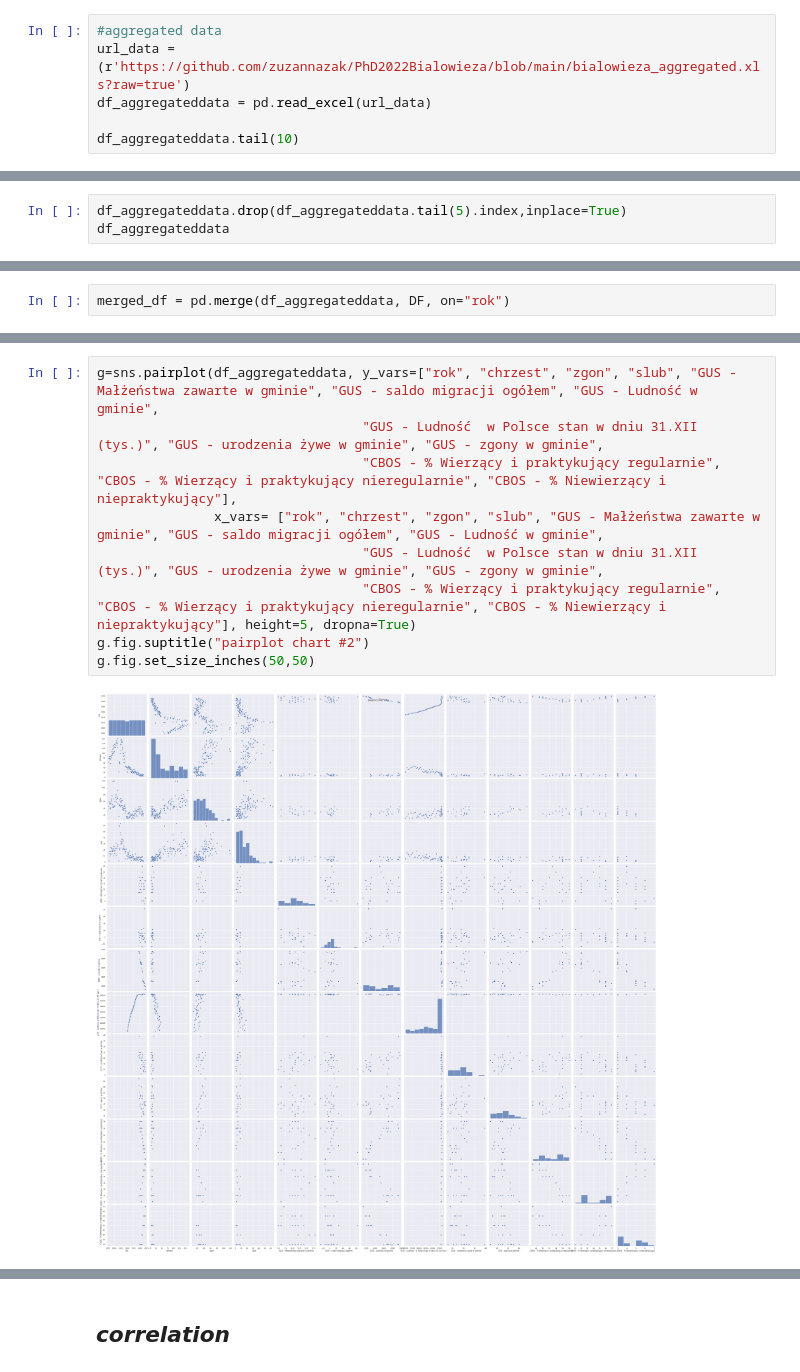
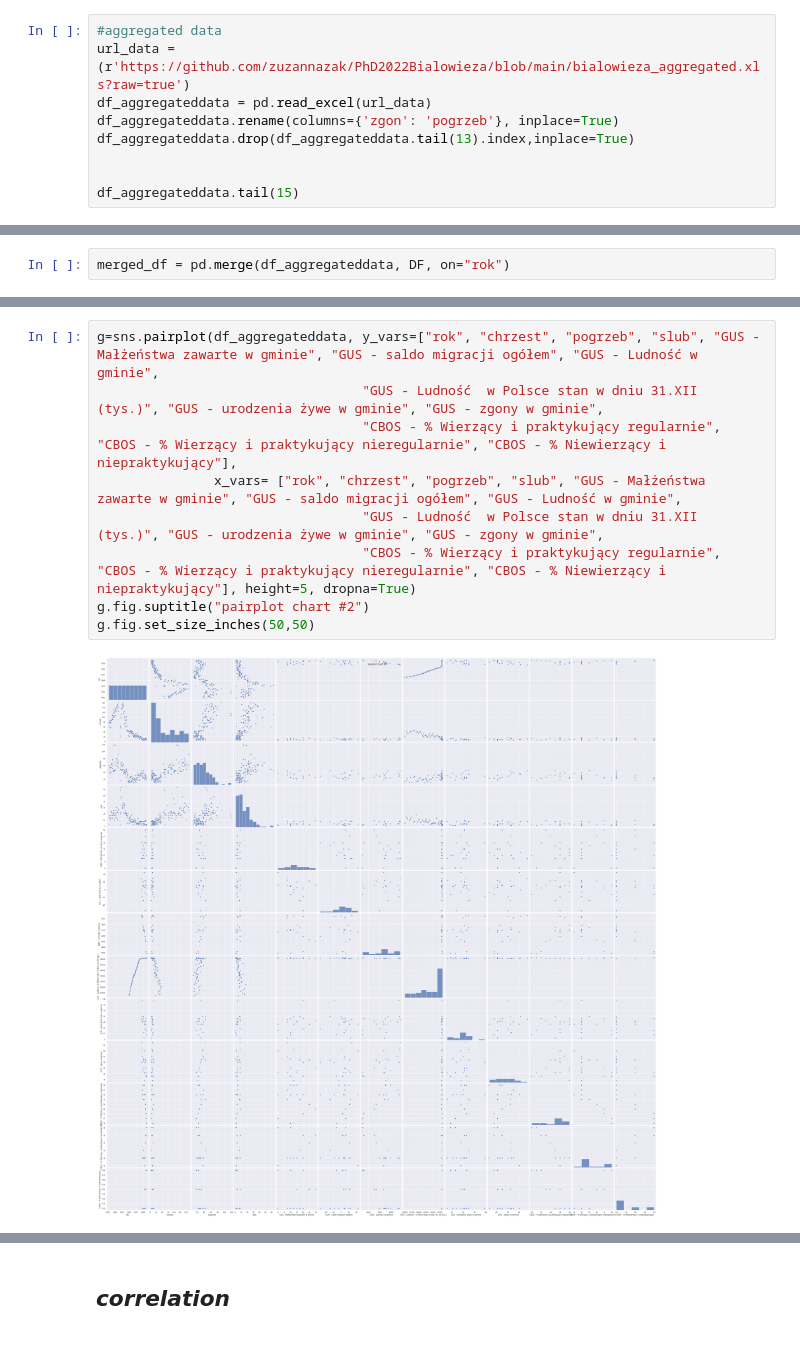
Before and after one commit to zuzannazak/PhD2022Bialowieza, a Jupyter notebook: 💖projekt.ipynb, the cells around one changed output, grey strips where cells are left out. Saved outputs shown, nothing was run; the diff lists cells and outputs as text.

```diff
--- a/💖projekt.ipynb
+++ b/💖projekt.ipynb
@@ -119,6 +119,9 @@ Additional data was added from Główny Urząd Statystyczny. Bank Danych Lokalny
 #aggregated data
 url_data = (r'https://github.com/zuzannazak/PhD2022Bialowieza/blob/main/bialowieza_aggregated.xls?raw=true')
 df_aggregateddata = pd.read_excel(url_data)
+df_aggregateddata.rename(columns={'zgon': 'pogrzeb'}, inplace=True)
+df_aggregateddata.drop(df_aggregateddata.tail(13).index,inplace=True)
 
-df_aggregateddata.tail(10)
+
+df_aggregateddata.tail(15)
 # %% [output]
@@ -140,3 +147,0 @@ The aim of the project would be to predict the values of baptisms, marriages and
-# %%
-df_aggregateddata.drop(df_aggregateddata.tail(5).index,inplace=True)
-df_aggregateddata
@@ -282,14 +426,14 @@ g.fig.set_size_inches(15,10)
 # %%
-g=sns.pairplot(df_aggregateddata, y_vars=["rok", "chrzest", "zgon", "slub", "GUS - Małżeństwa zawarte w gminie", "GUS - saldo migracji ogółem", "GUS - Ludność w gminie",
+g=sns.pairplot(df_aggregateddata, y_vars=["rok", "chrzest", "pogrzeb", "slub", "GUS - Małżeństwa zawarte w gminie", "GUS - saldo migracji ogółem", "GUS - Ludność w gminie",
                                   "GUS - Ludność  w Polsce stan w dniu 31.XII (tys.)", "GUS - urodzenia żywe w gminie", "GUS - zgony w gminie",
                                   "CBOS - % Wierzący i praktykujący regularnie", "CBOS - % Wierzący i praktykujący nieregularnie", "CBOS - % Niewierzący i niepraktykujący"],
-               x_vars= ["rok", "chrzest", "zgon", "slub", "GUS - Małżeństwa zawarte w gminie", "GUS - saldo migracji ogółem", "GUS - Ludność w gminie",
+               x_vars= ["rok", "chrzest", "pogrzeb", "slub", "GUS - Małżeństwa zawarte w gminie", "GUS - saldo migracji ogółem", "GUS - Ludność w gminie",
                                   "GUS - Ludność  w Polsce stan w dniu 31.XII (tys.)", "GUS - urodzenia żywe w gminie", "GUS - zgony w gminie",
                                   "CBOS - % Wierzący i praktykujący regularnie", "CBOS - % Wierzący i praktykujący nieregularnie", "CBOS - % Niewierzący i niepraktykujący"], height=5, dropna=True)
 g.fig.suptitle("pairplot chart #2")
 g.fig.set_size_inches(50,50)
 # %% [output]
-[figure, old version]
+[figure, new version]
 # %% [markdown]
 Pair plot shows catterplot matrix it is used to understand the best set of features to explain a relationship between two variables.
 The histogram on the diagonal allows us to see the distribution of a single variable while the scatter plots on the upper and lower triangles show the relationship (or lack thereof) between two variables.
```
Also changed, not shown: parts of 132 cells of this notebook.
